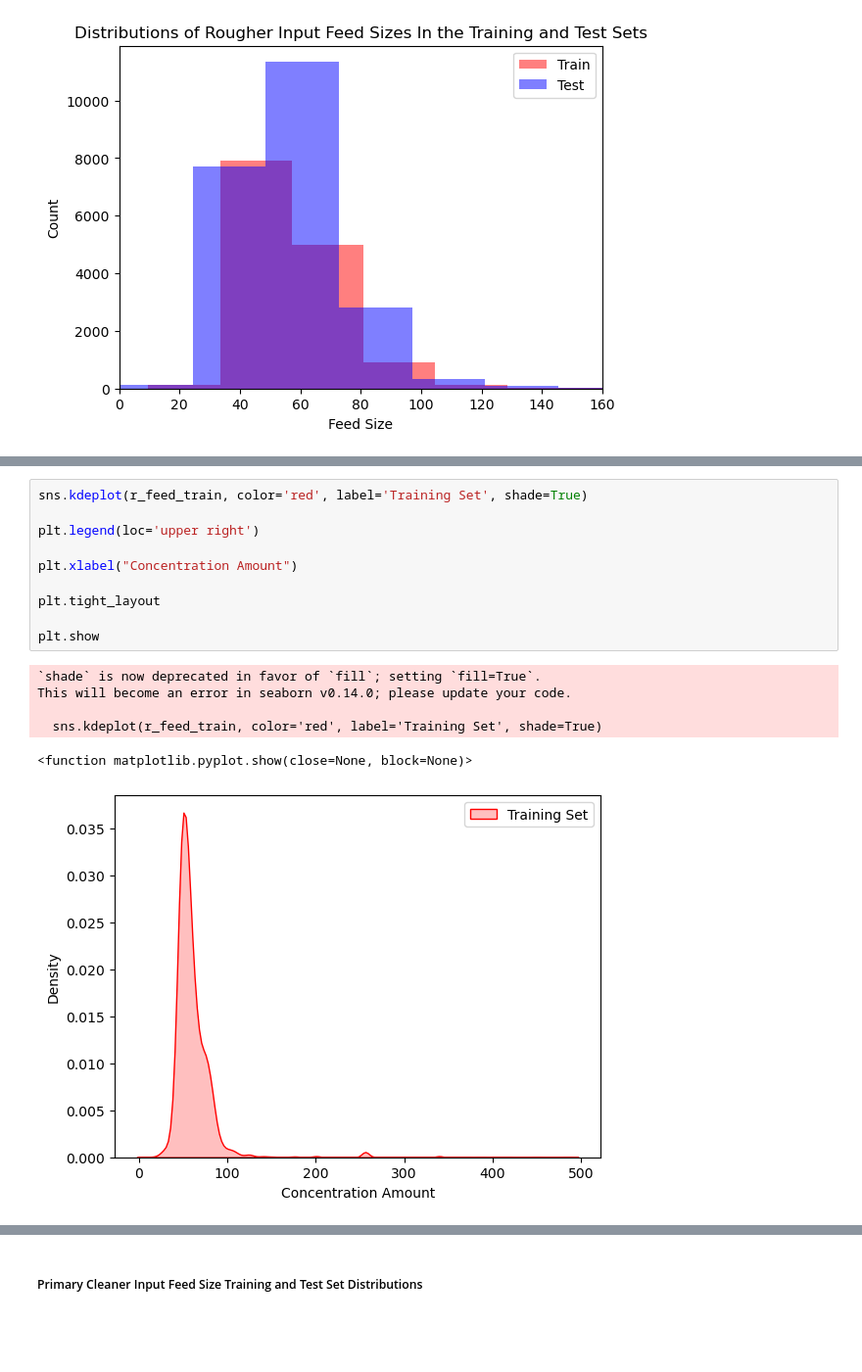
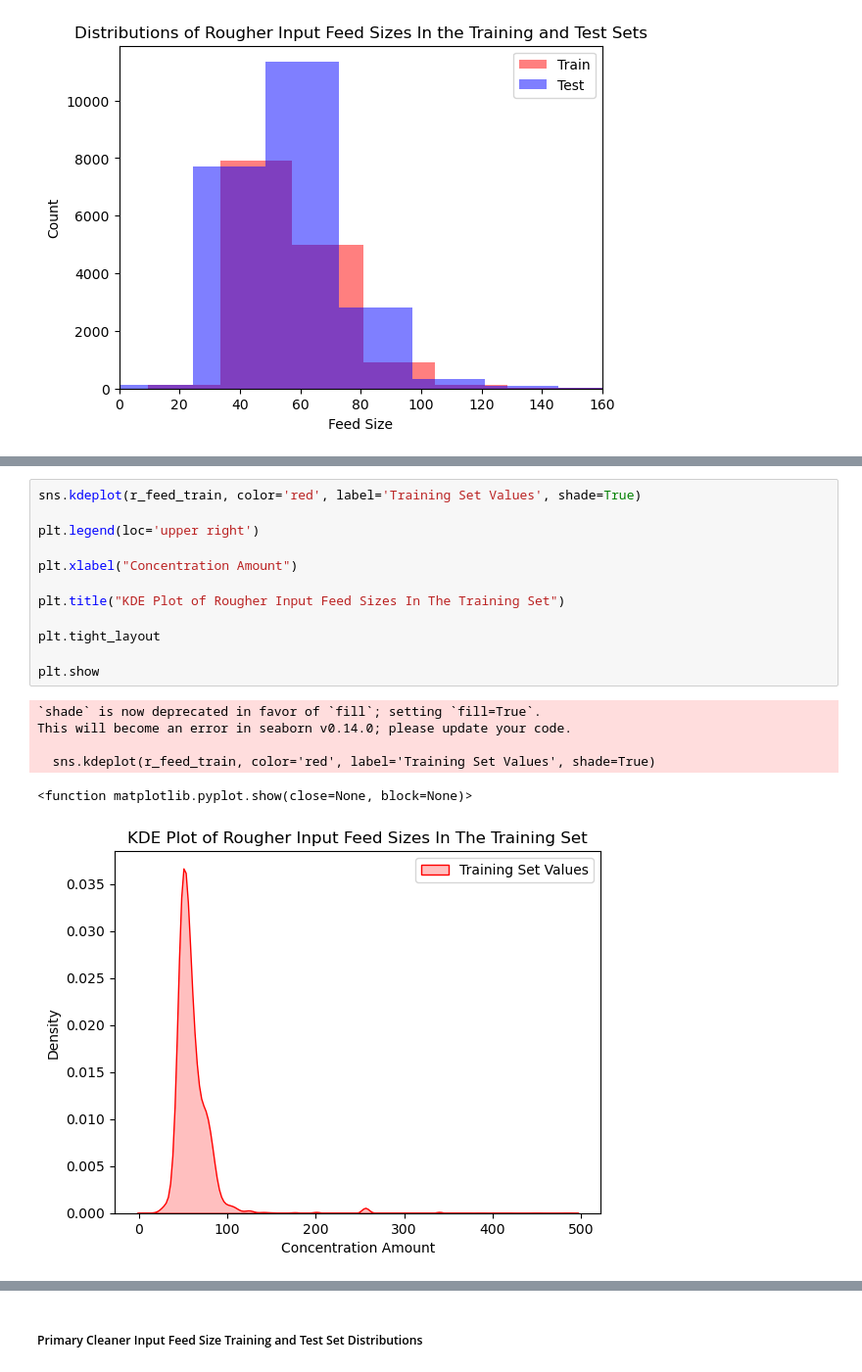
Before and after one commit to BLacuesta3/Sprint-10-Project, a Jupyter notebook: Sprint 10 Project Notebook.ipynb, the cells around one changed output, grey strips where cells are left out. Shown at 98% size. Drawn from its saved outputs; the diff is of its cells as text; blank space fills up the shorter version.

```diff
--- a/Sprint 10 Project Notebook.ipynb
+++ b/Sprint 10 Project Notebook.ipynb
@@ -761,18 +744,20 @@ plt.hist(r_feed_test, bins=20, alpha=0.5, label='Test', color='blue')
 # %%
-sns.kdeplot(r_feed_train, color='red', label='Training Set', shade=True)
+sns.kdeplot(r_feed_train, color='red', label='Training Set Values', shade=True)
 
 plt.legend(loc='upper right')
 
 plt.xlabel("Concentration Amount")
 
+plt.title("KDE Plot of Rougher Input Feed Sizes In The Training Set")
+
 plt.tight_layout
 
 plt.show
 # %% [output]
 `shade` is now deprecated in favor of `fill`; setting `fill=True`.
 This will become an error in seaborn v0.14.0; please update your code.
 
-  sns.kdeplot(r_feed_train, color='red', label='Training Set', shade=True)
+  sns.kdeplot(r_feed_train, color='red', label='Training Set Values', shade=True)
 <function matplotlib.pyplot.show(close=None, block=None)>
-[figure, old version]
+[figure, new version]
 # %%
```
Also changed, not shown: parts of 12 cells of this notebook.
